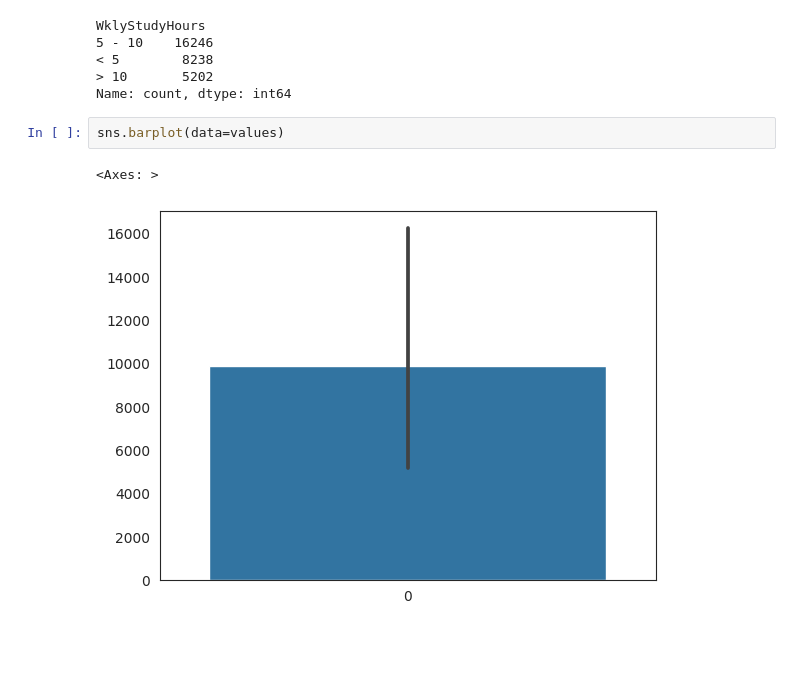
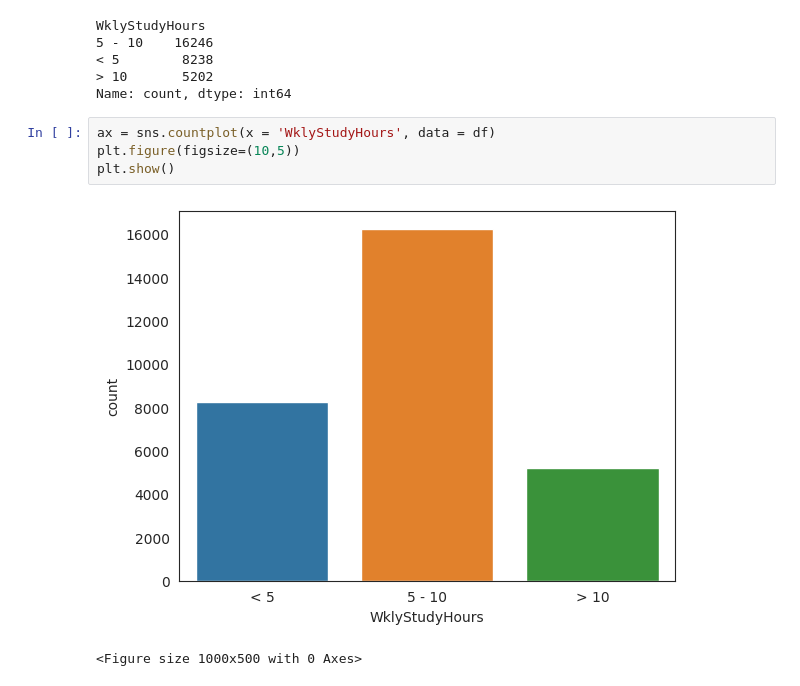
Before and after one commit to HafshaWahab/Students-Test-Scores-Analysis, a Jupyter notebook: students-test-scores-analysis.ipynb, the cells around one changed output. Drawn from its saved outputs; the diff is of its cells as text; blank space fills up the shorter version.

```diff
--- a/students-test-scores-analysis.ipynb
+++ b/students-test-scores-analysis.ipynb
@@ -363,8 +363,10 @@ WklyStudyHours
 < 5        8238
 > 10       5202
 Name: count, dtype: int64
-# %%
-sns.barplot(data=values)
-# %% [output]
-<Axes: >
-[figure, removed]
+# %%
+ax = sns.countplot(x = 'WklyStudyHours', data = df)
+plt.figure(figsize=(10,5))
+plt.show()
+# %% [output]
+[figure, added]
+<Figure size 1000x500 with 0 Axes>
```
Also changed, not shown: parts of 2 cells of this notebook.
